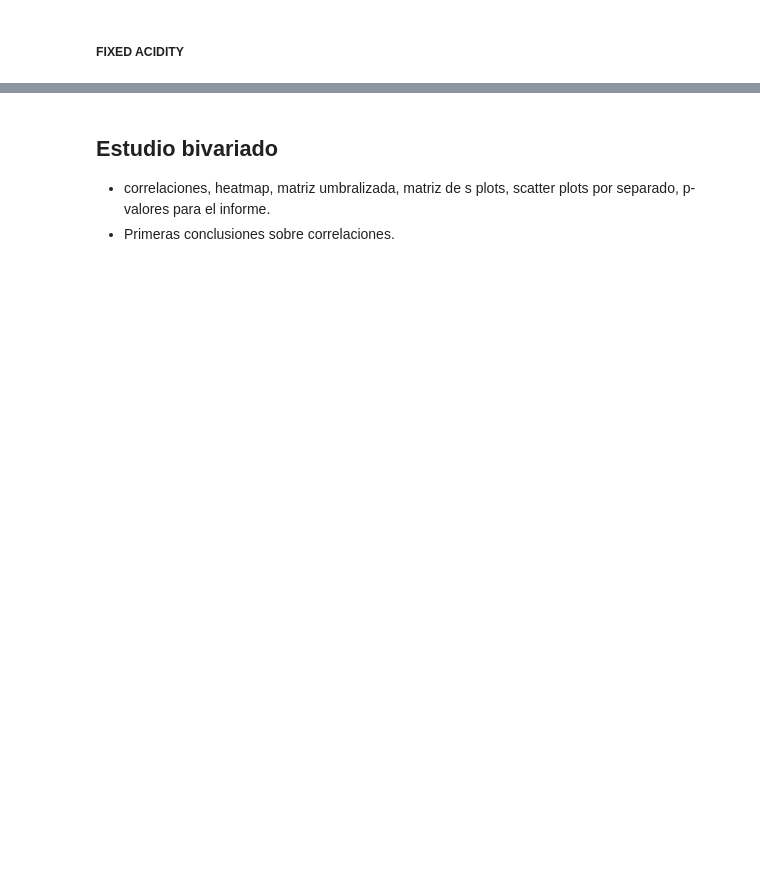
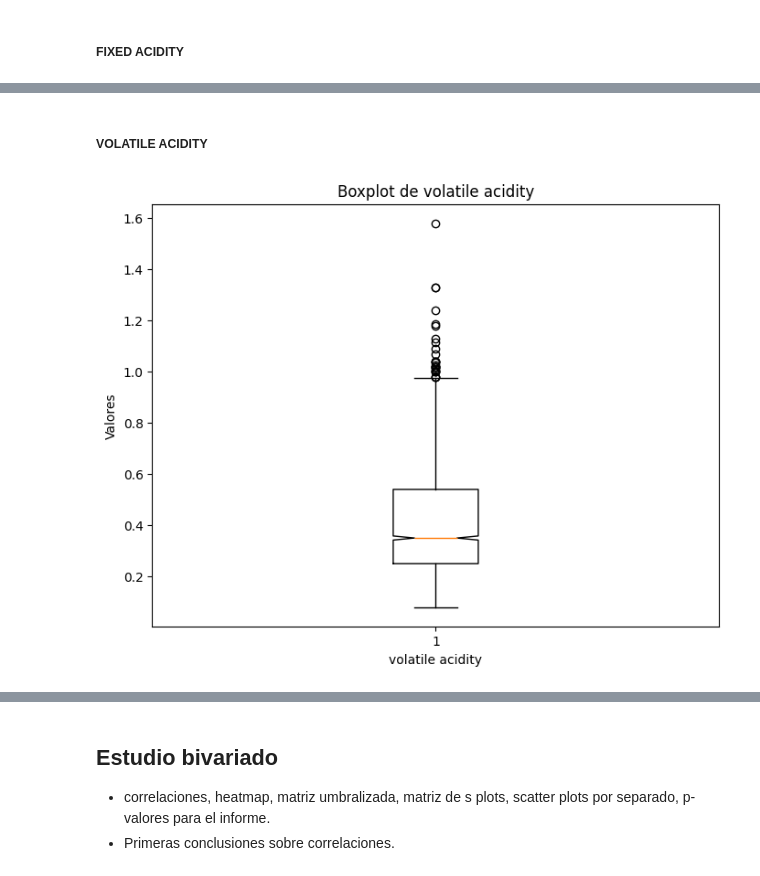
Before and after one commit to Matias914/Wine-Quality-Analysis, a Jupyter notebook: notebook_tpe.ipynb, the cells around one changed output, grey strips where cells are left out. Saved outputs shown, nothing was run; the diff lists cells and outputs as text; code cells hidden in the pictures; blank space fills up the shorter version.

```diff
--- a/notebook_tpe.ipynb
+++ b/notebook_tpe.ipynb
@@ -615,0 +616,11 @@ Distribución: está sesgada a la derecha lo que se ve en su Skewness > 0. Prese
+# %% [markdown]
+##### VOLATILE ACIDITY
+# %%
+plt.figure(figsize=(8, 6))
+plt.boxplot(preprocessed_ds['volatile acidity'], notch=True)
+plt.title(f'Boxplot de volatile acidity')
+plt.xlabel('volatile acidity')
+plt.ylabel('Valores')
+plt.show()
+# %% [output]
+[figure, added]
```
Also changed, not shown: parts of 51 cells of this notebook, 1 other file.
